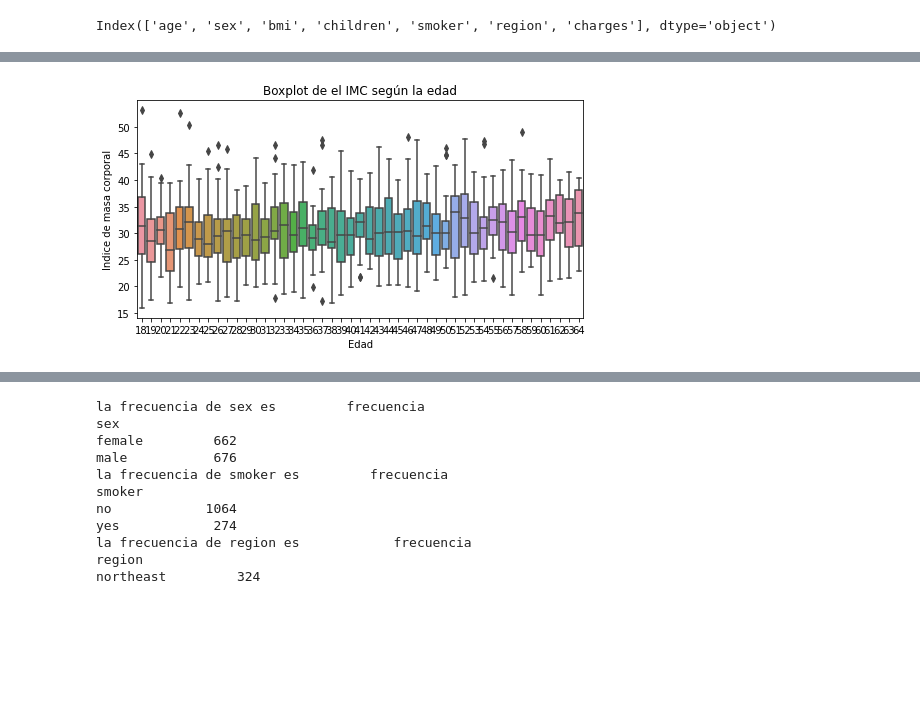
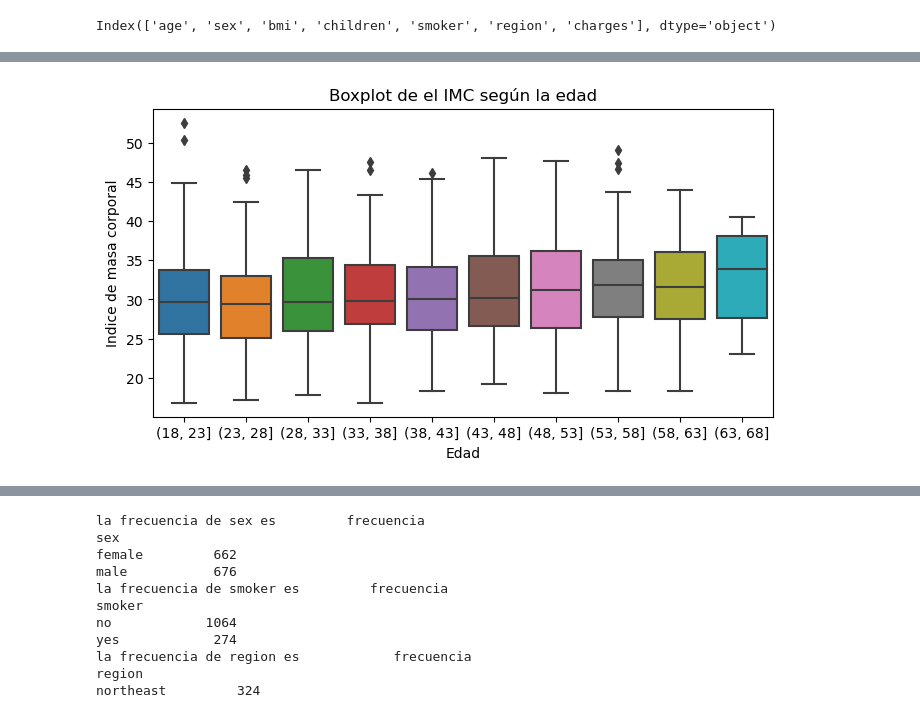
Before and after one commit to Adalab/DA-promo-b-modulo-2-sprint-1-Anais-Ana-Yadira, a Jupyter notebook: estadística/pair-programming-9-estadistica-2.ipynb, the cells around one changed output, grey strips where cells are left out. Cells and saved outputs as stored; diff of their text form; code cells hidden in the pictures; blank space fills up the shorter version.

```diff
--- a/estadística/pair-programming-9-estadistica-2.ipynb
+++ b/estadística/pair-programming-9-estadistica-2.ipynb
@@ -89,9 +97,10 @@ plt.show()
 # %%
-# Boxplot por vertical, por isla
+bins = np.arange(18, 64+5, 5)
+df["age_group"] = pd.cut(df["age"], bins=bins)
 plt.figure(figsize =(8,4))
-fig = sns.boxplot(x= 'age', y ='bmi', data = df)
+fig = sns.boxplot(x= 'age_group', y ='bmi', data = df)
 fig.set(xlabel='Edad', ylabel= 'Indice de masa corporal')
 fig.set_title('Boxplot de el IMC según la edad')
 plt.show()
 # %% [output]
-[figure, old version]
+[figure, new version]
```
Also changed, not shown: parts of 17 cells of this notebook.
